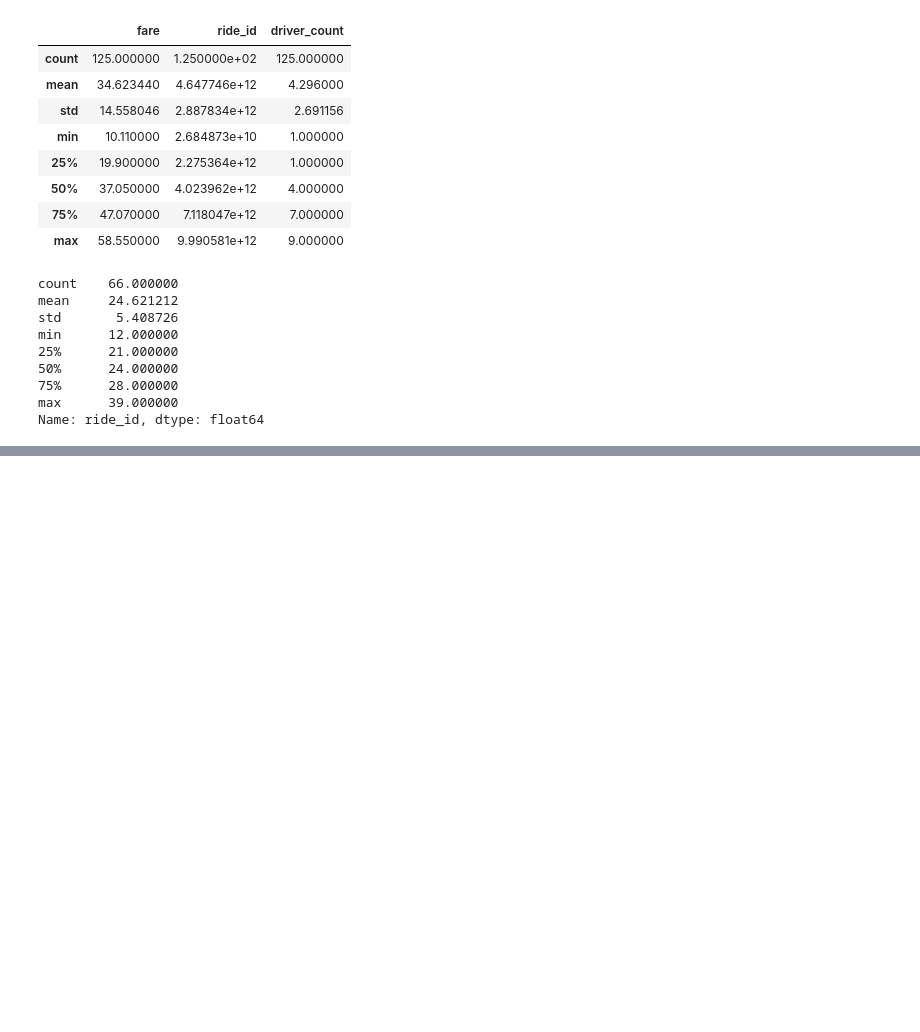
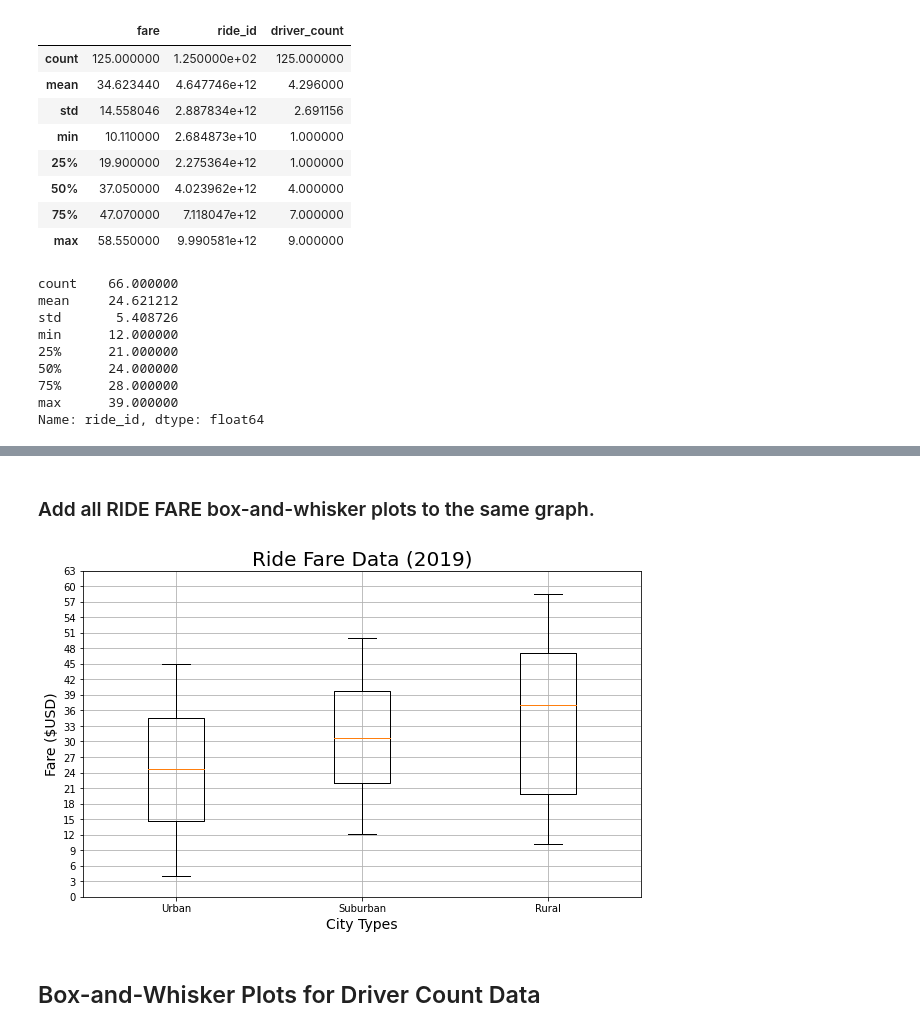
Before and after one commit to speddings/PyBer_analysis, a Jupyter notebook: PyBer.ipynb, the cells around one changed output, grey strips where cells are left out. Saved outputs shown, nothing was run; the diff lists cells and outputs as text; code cells hidden in the pictures; blank space fills up the shorter version.

```diff
--- a/PyBer.ipynb
+++ b/PyBer.ipynb
@@ -1025,0 +910,21 @@ plt.show()
+# %% [markdown]
+### Add all RIDE FARE box-and-whisker plots to the same graph.
+# %%
+# Add all ride count box-and-whisker plots to the same graph.
+x_labels = ["Urban", "Suburban","Rural"]       # create axis labels with a list (3 itemsb)
+fare_count_data = [urban_fares, suburban_fares, rural_fares]
+fig, ax = plt.subplots(figsize=(10, 6))        # increase the size of the chart
+ax.set_title('Ride Fare Data (2019)',fontsize=20)                     # change the font size
+ax.set_ylabel('Fare ($USD)',fontsize=14)
+ax.set_xlabel("City Types",fontsize=14)
+ax.boxplot(fare_count_data, labels=x_labels)
+ax.set_yticks(np.arange(0, 64, step=3.0))     # set the tick range with increments
+ax.grid()
+
+# Save the figure.
+plt.savefig("resources/Fig3.png")
+plt.show()
+# %% [output]
+[figure, added]
+# %% [markdown]
+## Box-and-Whisker Plots for Driver Count Data
```
Also changed, not shown: parts of 118 cells of this notebook.
